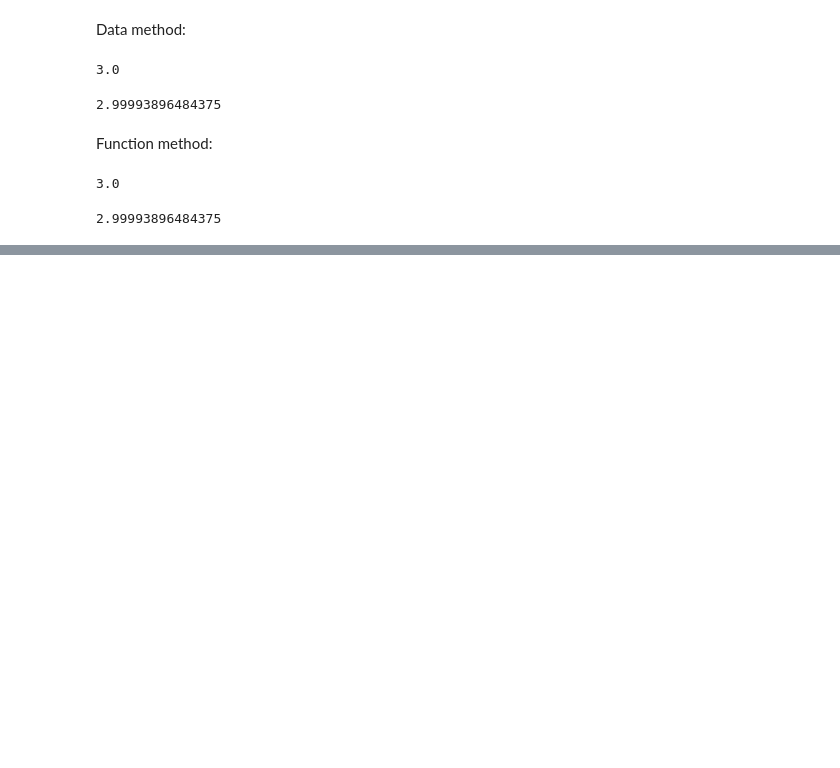
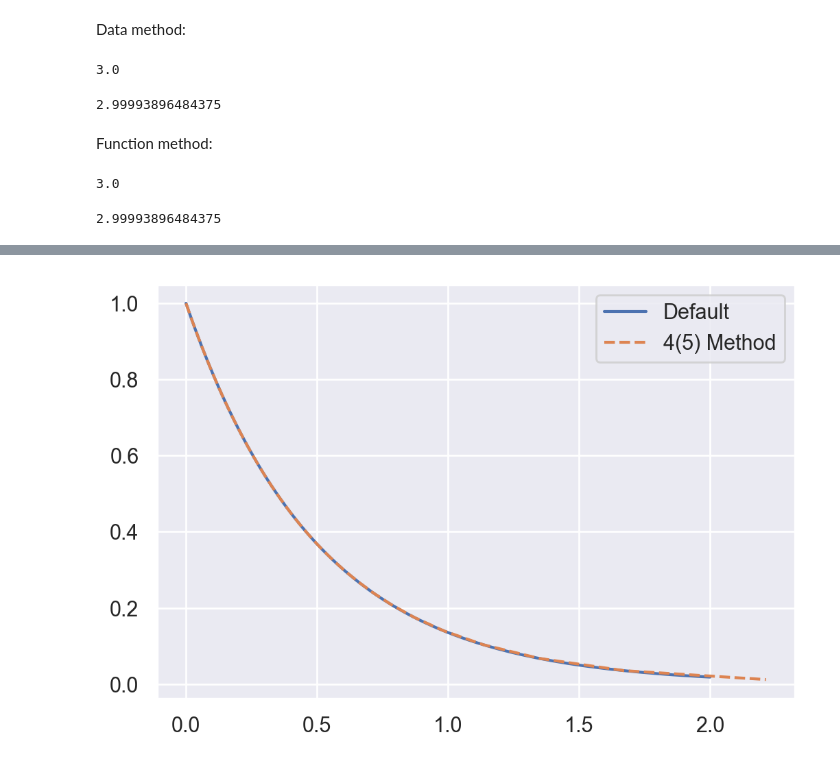
Before and after one commit to MichaszJ/scripts, a Jupyter notebook: Numerical-Methods/usage.ipynb, the cells around one changed output, grey strips where cells are left out. Drawn from its saved outputs; the diff is of its cells as text; code cells hidden in the pictures; blank space fills up the shorter version.

```diff
--- a/Numerical-Methods/usage.ipynb
+++ b/Numerical-Methods/usage.ipynb
@@ -54,0 +76,8 @@ find_root_function(y_func, [1, 4.5], method='bisection')
+# %%
+plt.figure(dpi=200)
+plt.plot(t_out, y_out, label='Default')
+plt.plot(t_out_45, y_out_45, label='4(5) Method', linestyle='--')
+plt.legend()
+plt.show()
+# %% [output]
+[figure, added]
```
Also changed, not shown: parts of 9 cells of this notebook, 1 other file.
